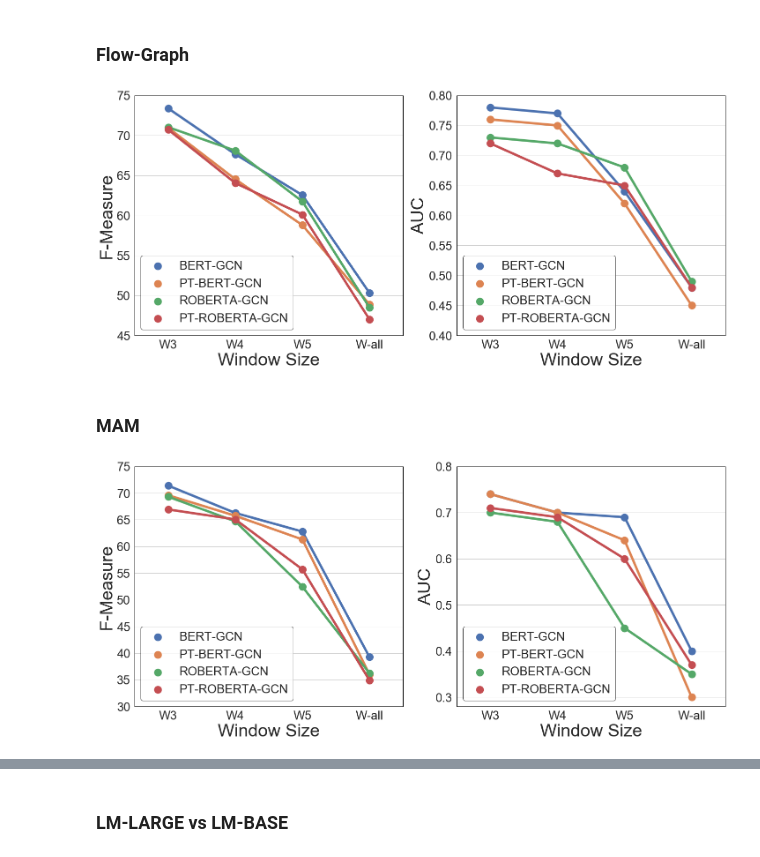
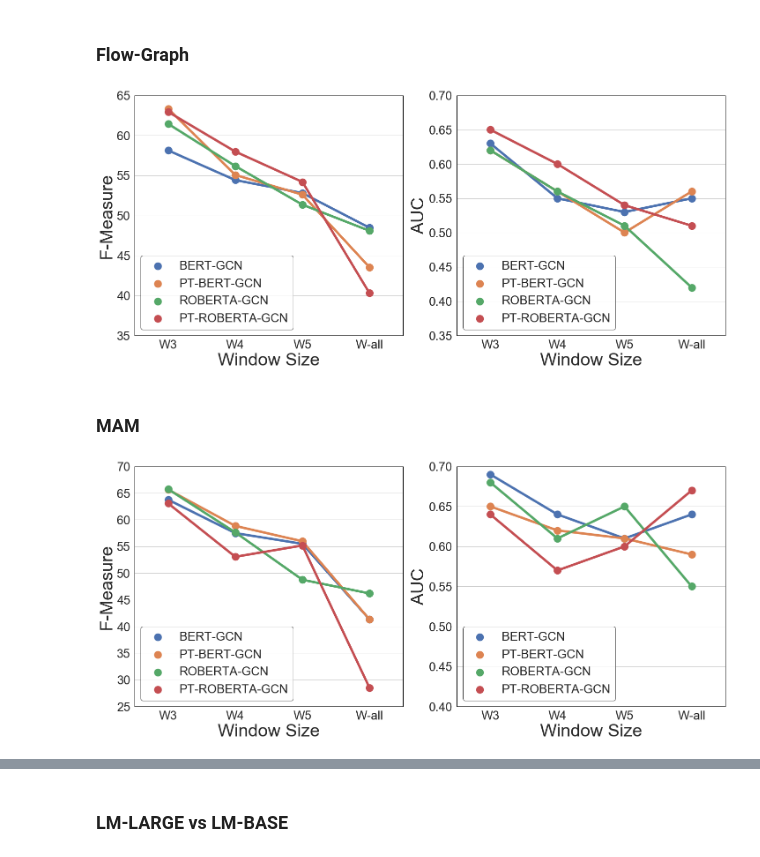
Before and after one commit to kuntalkumarpal/Python-cheat-sheets, a Jupyter notebook: Graphs_Python.ipynb, the cells around one changed output, grey strips where cells are left out. Drawn from its saved outputs; the diff is of its cells as text; code cells hidden in the pictures.

```diff
--- a/Graphs_Python.ipynb
+++ b/Graphs_Python.ipynb
@@ -811,10 +811,10 @@ sns.set(font_scale = 2.5,style="whitegrid",rc={"lines.linewidth": 3,"lines.color
 
 x = ['W-all','W5','W4','W3'][::-1]
 
-bert=[0.503123,0.625382,0.676495,0.733756]
-bert_pt = [0.488821,0.58794,0.645251,0.709583]
-roberta=[0.484787,0.617549,0.680982,0.710253]
-roberta_pt=[0.470117,0.601067,0.640523,0.70726]
+bert=[0.4846,0.527967,0.544161,0.58132]
+bert_pt = [0.435233,0.526038,0.550633,0.633427]
+roberta=[0.480783,0.513455,0.561717,0.614533]
+roberta_pt=[0.402913,0.541899,0.579752,0.629359]
 
 
 bert = [round(100*each,2) for each in bert][::-1]
@@ -830,13 +830,10 @@ f1_data = pd.DataFrame({
     'PT-ROBERTA-GCN': roberta_pt})
 ##------------------------------------------------------------------------------------------------------------
 
-bert=[0.480124,0.64042,0.772575,0.78059]
-bert_pt = [0.449821,0.618279,0.752327,0.759805]
-roberta=[0.490212,0.679478,0.718011,0.733753]
-roberta_pt=[0.475843,0.653513,0.669807,0.720148]
-
-
-
+bert=[0.551684,0.527397,0.551405,0.631217]
+bert_pt = [0.558026,0.49942,0.558108,0.623193]
+roberta=[0.424933,0.514585,0.560865,0.62002]
+roberta_pt=[0.505591,0.53661,0.601245,0.645562]
 
 
 bert = [round(each,2) for each in bert][::-1]
@@ -859,37 +856,37 @@ f, (ax) = plt.subplots(nrows=1, ncols=2, figsize=(24, 10))
 # print(ax)
 # for each in range(2):
 #     ax[each].set(ylim=(75, 91))
-ax[0].set(ylim=(45, 75))
-ax[1].set(ylim=(0.4, 0.8))
+ax[0].set(ylim=(35, 65))
+ax[1].set(ylim=(0.35, 0.7))
 # ax.grid(True)
 # sns.set_style("darkgrid")
 g1 = sns.pointplot(x='Window Size', y='F1-Score', hue='Models',
               data=pd.melt(f1_data, ['Window Size'],var_name="Models",value_name="F1-Score"),ax=ax[0],markers="o")
 g2 = sns.pointplot(x='Window Size', y='AUC', hue='Models',
               data=pd.melt(f2_data, ['Window Size'],var_name="Models",value_name="AUC"),ax=ax[1],markers="o") #markers = ['s','D','d','+','o']
 # g1.legend_.remove()
 # g2.legend_.remove()
 # g3.legend_.remove()
 
 handles, labels = ax[1].get_legend_handles_labels()#Common legend for all subplot
 
 ylabels = ["F-Measure", "AUC"]
 for e in range(2):
     ax[e].set_xlabel("Window Size",fontsize=40)
     ax[e].set_ylabel(ylabels[e],fontsize=40)
 #     leg = ax[e].legend(markerscale=2.0)
     ax[e].legend().get_frame().set_linewidth(7)
     ax[e].legend().get_frame().set_edgecolor('black')
     for axis in ['top','bottom','left','right']:
         ax[e].spines[axis].set_linewidth(1)
         ax[e].spines[axis].set_color('black')
 
 #x0,y0, width, height
 # lgd = f.legend(handles, labels,markerscale=5.0,bbox_to_anchor=(0.06, 0.91, 0.78, .05), loc='right',
 #            ncol=4 , mode="expand", borderaxespad=0.0) #Common legend for all subplot
 f.savefig('COR_ScratchvsPT_rev.png', bbox_extra_artists=(lgd,), bbox_inches='tight',dpi=300) # High resolution and also helps outside legend to not get cut off during saving
 # %% [output]
-[figure, old version]
+[figure, new version]
 # %% [markdown]
 ### MAM
 # %%
@@ -903,10 +900,13 @@ sns.set(font_scale = 2.5,style="whitegrid",rc={"lines.linewidth": 3,"lines.color
 x = ['W-all','W5','W4','W3'][::-1]
 
 
-bert=[0.392597,0.627864,0.662768,0.714]
-bert_pt = [0.36009,0.613132,0.657507,0.696004]
-roberta=[0.362236,0.524629,0.647137,0.693165]
-roberta_pt=[0.348898,0.557006,0.650732,0.669291]
+bert=[0.41316,0.55493,0.574963,0.637555]
+bert_pt = [0.413207,0.559704,0.588469,0.656601]
+roberta=[0.461861,0.487585,0.576371,0.657343]
+roberta_pt=[0.285101,0.551835,0.530594,0.630716]
+
+
+
 
 
 bert = [round(100*each,2) for each in bert][::-1]
@@ -923,12 +923,10 @@ f1_data = pd.DataFrame({
 ##------------------------------------------------------------------------------------------------------------
 
 
-bert=[0.395073,0.685821,0.70482,0.740474]
-bert_pt = [0.30343,0.636927,0.695644,0.740197]
-roberta=[0.345684,0.453248,0.682368,0.704426]
-roberta_pt=[0.370384,0.598196,0.688818,0.711003]
-
-
+bert=[0.644646,0.613725,0.636194,0.688787]
+bert_pt = [0.5913,0.606185,0.62199,0.65283]
+roberta=[0.550651,0.651649,0.609912,0.680247]
+roberta_pt=[0.671771,0.602518,0.570328,0.635279]
 
 
 
@@ -952,8 +950,8 @@ f, (ax) = plt.subplots(nrows=1, ncols=2, figsize=(24, 10))
 # print(ax)
 # for each in range(2):
 #     ax[each].set(ylim=(75, 91))
-ax[0].set(ylim=(30, 75))
-ax[1].set(ylim=(0.28, 0.8))
+ax[0].set(ylim=(25, 70))
+ax[1].set(ylim=(0.4, 0.7))
 # ax.grid(True)
 # sns.set_style("darkgrid")
 g1 = sns.pointplot(x='Window Size', y='F1-Score', hue='Models',
@@ -982,7 +980,7 @@ for e in range(2):
 #            ncol=4 , mode="expand", borderaxespad=0.0) #Common legend for all subplot
 f.savefig('MAM_ScratchvsPT_rev.png', bbox_extra_artists=(lgd,), bbox_inches='tight',dpi=300) # High resolution and also helps outside legend to not get cut off during saving
 # %% [output]
-[figure, old version]
+[figure, new version]
 # %%
 # CTF writeup
 %matplotlib inline
```
Also changed, not shown: parts of 14 cells of this notebook.
